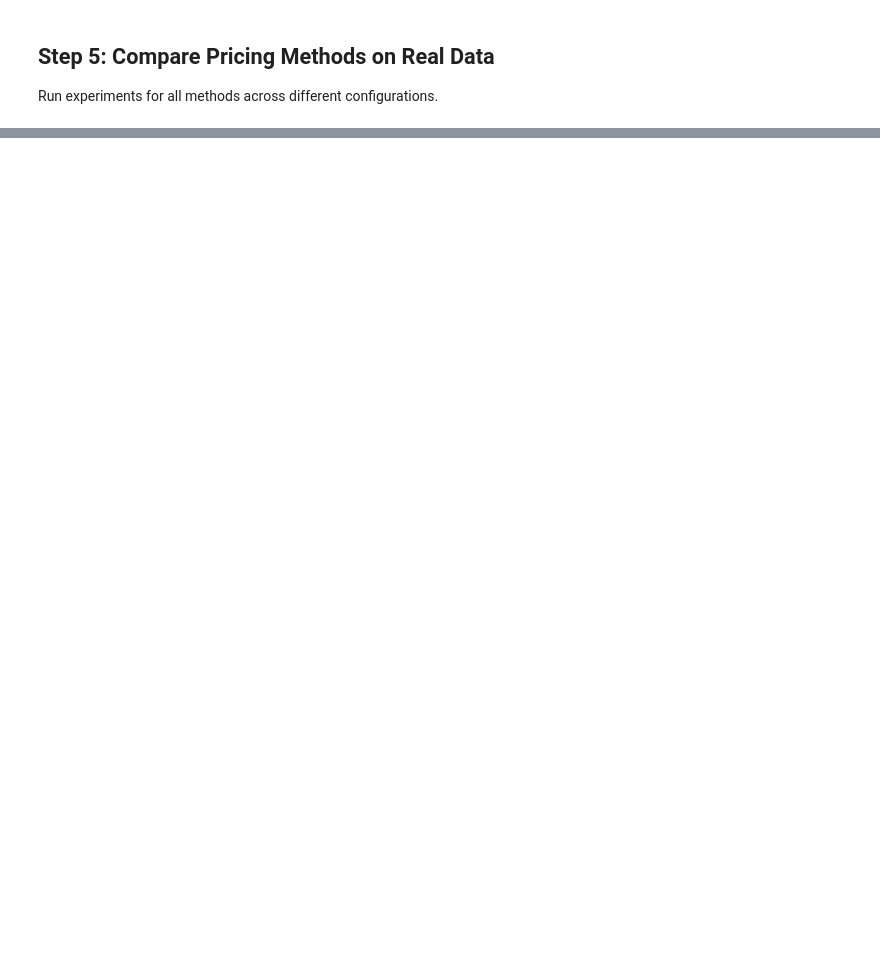
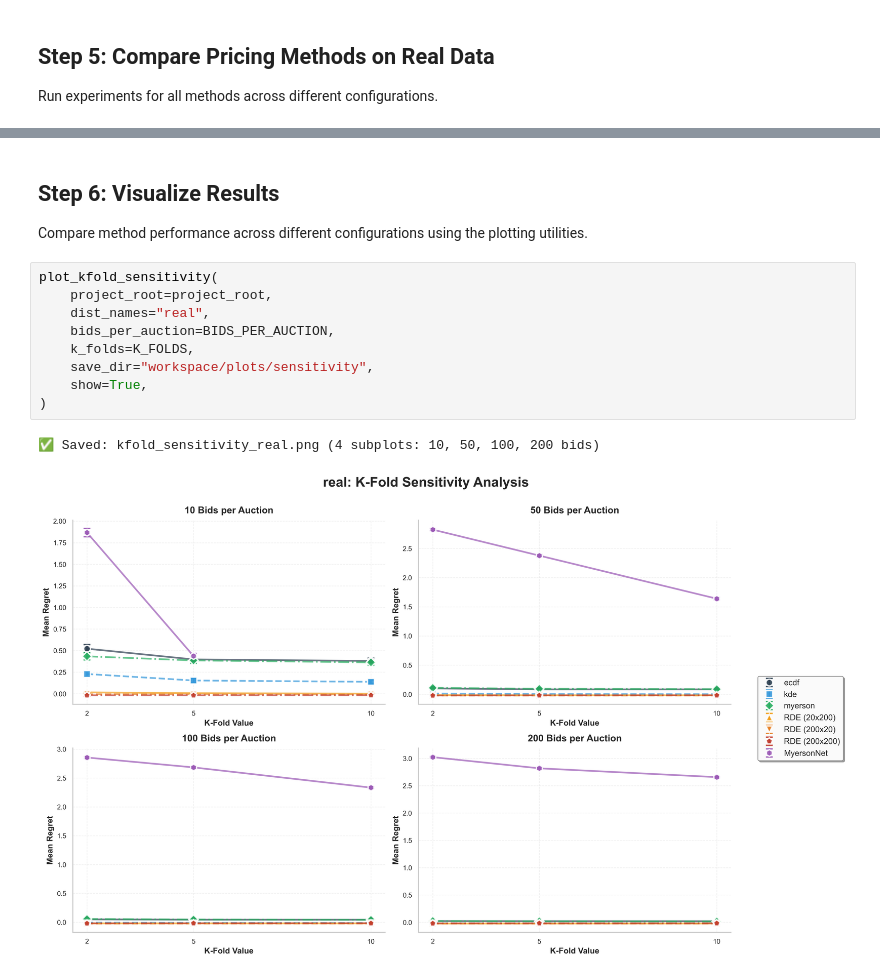
Before and after one commit to yingqi-gao/MAPP, a Jupyter notebook: notebooks/real_data.ipynb, the cells around one changed output, grey strips where cells are left out. Saved outputs shown, nothing was run; the diff lists cells and outputs as text; blank space fills up the shorter version.

Commit message:
real data finished

```diff
--- a/notebooks/real_data.ipynb
+++ b/notebooks/real_data.ipynb
@@ -504,0 +702,16 @@ mean=0.0164
+# %% [markdown]
+## Step 6: Visualize Results
+
+Compare method performance across different configurations using the plotting utilities.
+# %%
+plot_kfold_sensitivity(
+    project_root=project_root,
+    dist_names="real",
+    bids_per_auction=BIDS_PER_AUCTION,
+    k_folds=K_FOLDS,
+    save_dir="workspace/plots/sensitivity",
+    show=True,
+)
+# %% [output]
+✅ Saved: kfold_sensitivity_real.png (4 subplots: 10, 50, 100, 200 bids)
+[figure, added]
```
Also changed, not shown: parts of 13 cells of this notebook, 10 other files.
